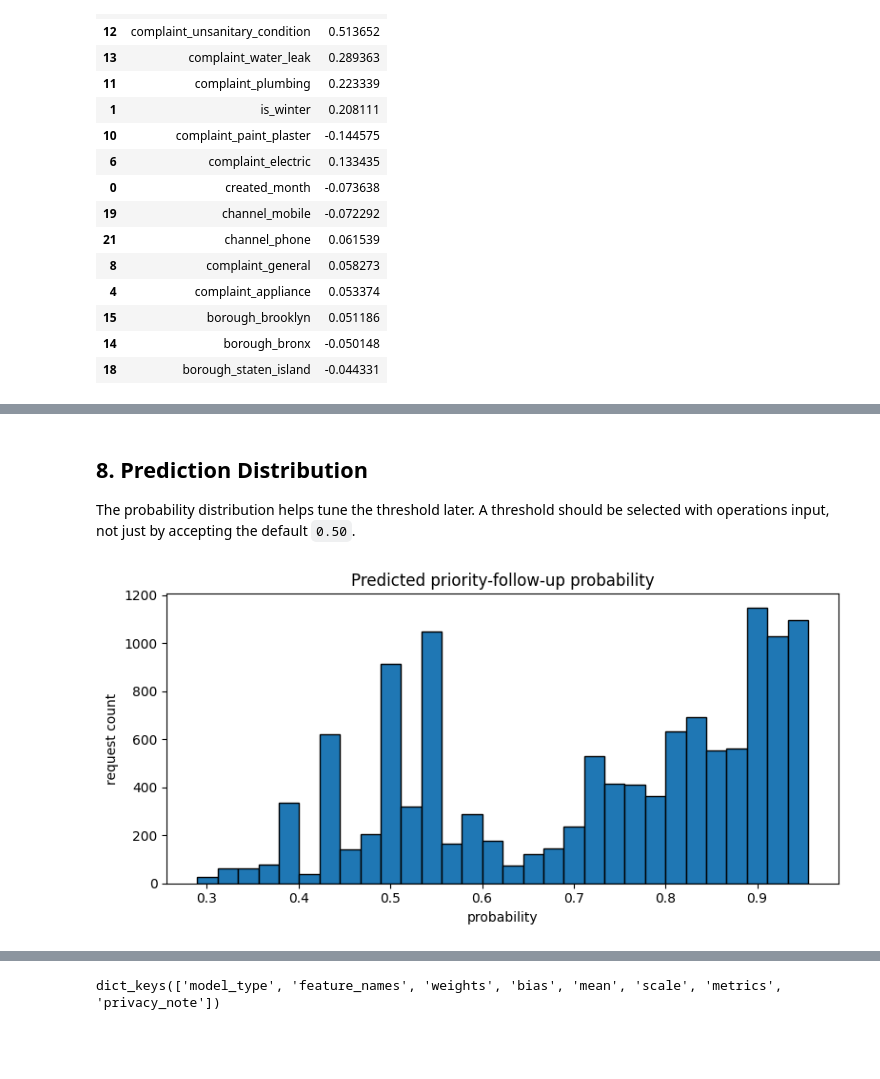
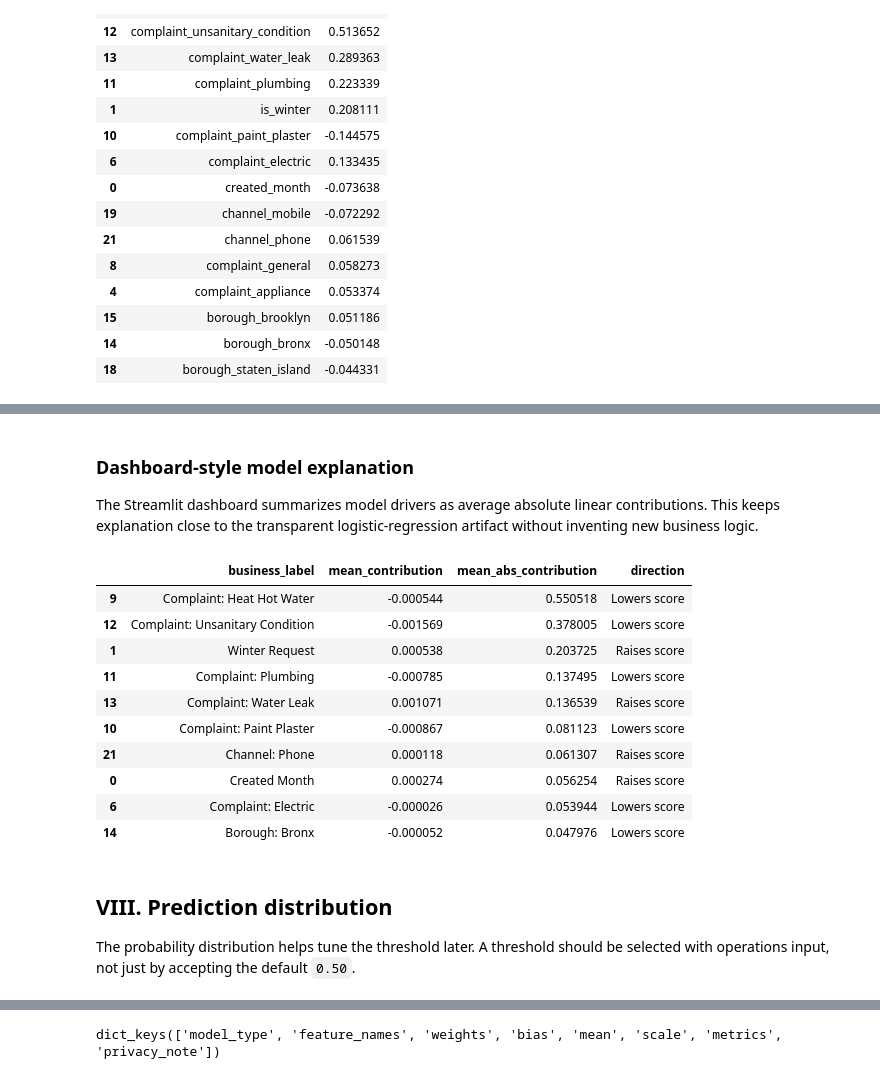
Before and after one commit to JunDeGuzman92/property-maintenance-priority-model, a Jupyter notebook: notebooks/nyc_311_priority_modeling.ipynb, the cells around one changed output, grey strips where cells are left out. Saved outputs shown, nothing was run; the diff lists cells and outputs as text; code cells hidden in the pictures; blank space fills up the shorter version.

```diff
--- a/notebooks/nyc_311_priority_modeling.ipynb
+++ b/notebooks/nyc_311_priority_modeling.ipynb
@@ -214,0 +463,22 @@ plt.show()
+# %% [markdown]
+### Dashboard-style model explanation
+
+The Streamlit dashboard summarizes model drivers as average absolute linear contributions. This keeps explanation close to the transparent logistic-regression artifact without inventing new business logic.
+# %%
+trained_payload = model.to_dict(features.columns, metrics)
+model_contrib_df, contribution_warnings = contribution_summary(requests_df, trained_payload, limit=15)
+if contribution_warnings:
+    display(pd.Series(contribution_warnings, name="contribution_note").to_frame())
+model_contrib_df[["business_label", "mean_contribution", "mean_abs_contribution", "direction"]].head(10)
+# %% [output]
+|  | business_label | mean_contribution | mean_abs_contribution | direction |
+| 9 | Complaint: Heat Hot Water | -0.000544 | 0.550518 | Lowers score |
+| 12 | Complaint: Unsanitary Condition | -0.001569 | 0.378005 | Lowers score |
+| 1 | Winter Request | 0.000538 | 0.203725 | Raises score |
+| 11 | Complaint: Plumbing | -0.000785 | 0.137495 | Lowers score |
+| 13 | Complaint: Water Leak | 0.001071 | 0.136539 | Raises score |
+| 10 | Complaint: Paint Plaster | -0.000867 | 0.081123 | Lowers score |
+| 21 | Channel: Phone | 0.000118 | 0.061307 | Raises score |
+| 0 | Created Month | 0.000274 | 0.056254 | Raises score |
+| 6 | Complaint: Electric | -0.000026 | 0.053944 | Lowers score |
+| 14 | Borough: Bronx | -0.000052 | 0.047976 | Lowers score |
@@ -215,16 +487,4 @@ plt.show()
 # %% [markdown]
-## 8. Prediction Distribution
+## VIII. Prediction distribution
 
 The probability distribution helps tune the threshold later. A threshold should be selected with operations input, not just by accepting the default `0.50`.
-# %%
-probabilities = model.predict_proba(X_test)
-
-plt.figure(figsize=(8, 4))
-plt.hist(probabilities, bins=30, edgecolor='black')
-plt.title('Predicted priority-follow-up probability')
-plt.xlabel('probability')
-plt.ylabel('request count')
-plt.tight_layout()
-plt.show()
-# %% [output]
-[figure, removed]
```
Also changed, not shown: parts of 28 cells of this notebook.
